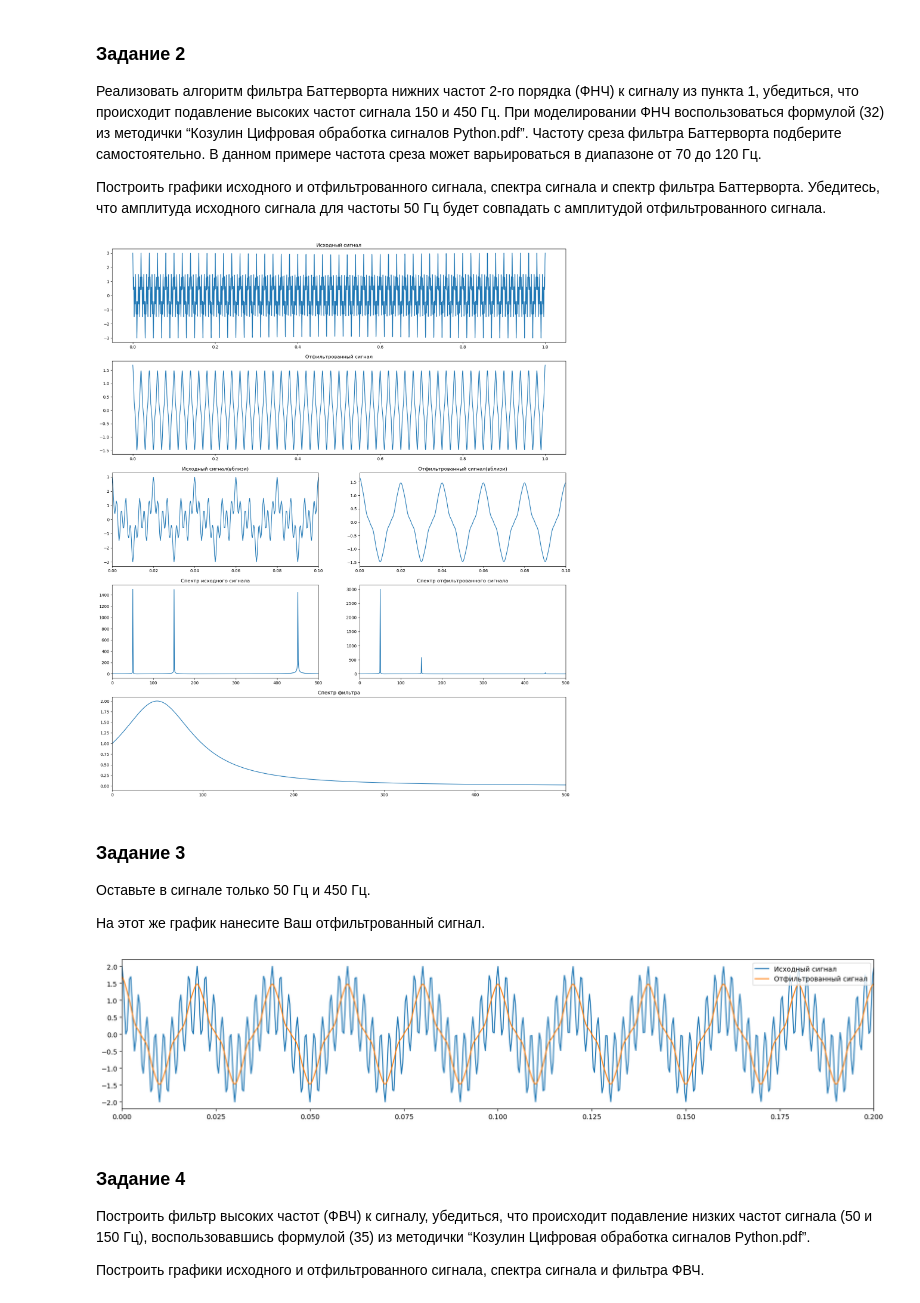
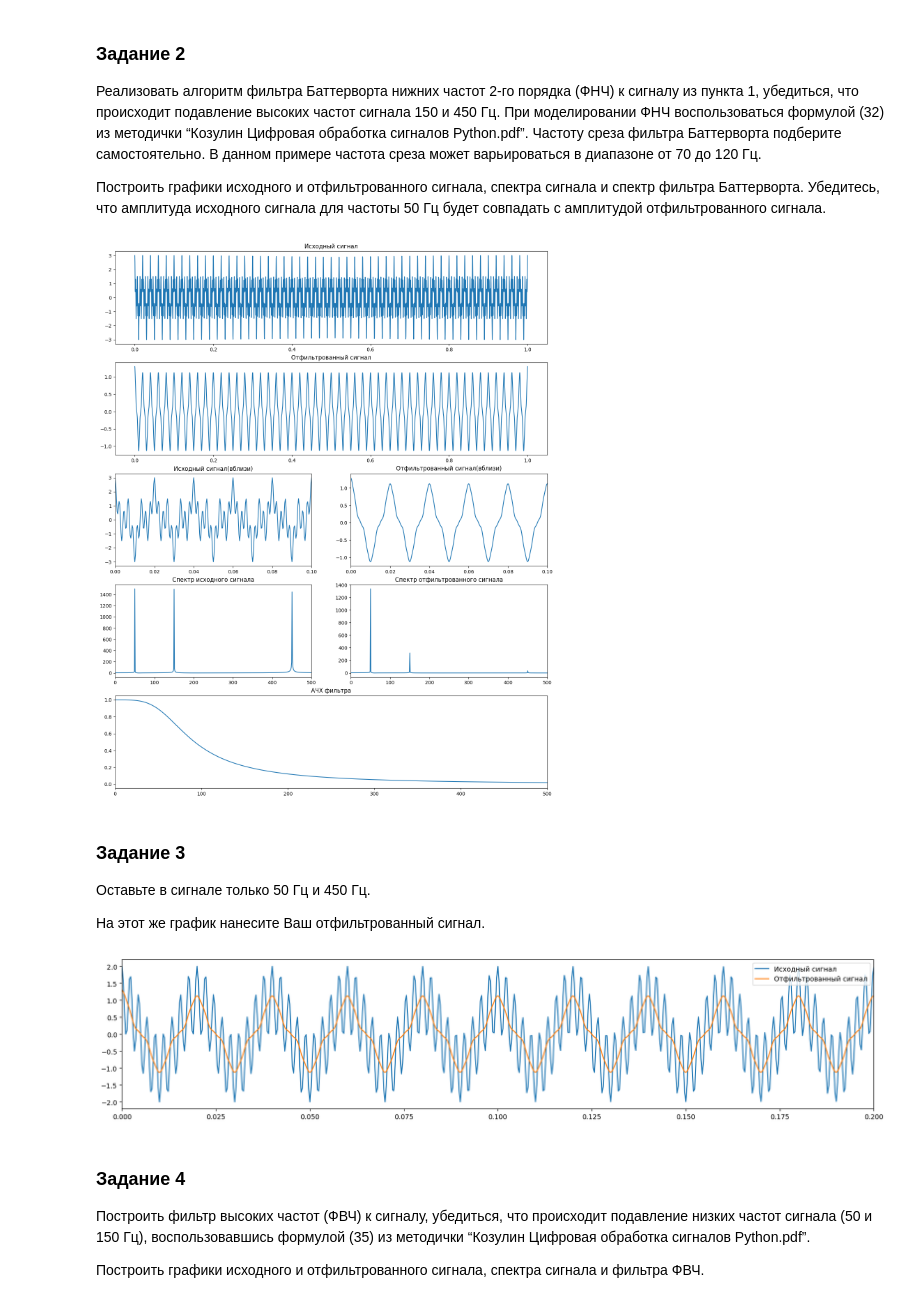
Before and after one commit to VadimAndreich/Signals, a Jupyter notebook: Labs/3/lab3.ipynb, the cells around one changed output. Drawn from its saved outputs; the diff is of its cells as text; code cells hidden in the pictures.

```diff
--- a/Labs/3/lab3.ipynb
+++ b/Labs/3/lab3.ipynb
@@ -52,17 +54,16 @@ plt.show()
 амплитудой отфильтрованного сигнала.
 # %%
 def butterworth_low(signal_frequency, cutoff_frequency):
-    cutoff_frequency *= np.pi * 2
-    signal_frequency *= 1j * np.pi * 2
+    omega = signal_frequency / cutoff_frequency
+    transmission_coefficient = 1 / (-omega ** 2 + 1j * np.sqrt(2) * omega + 1)
 
-    transmission_coefficient = (cutoff_frequency ** 2) / (-signal_frequency ** 2 + 1j * np.sqrt(2) * cutoff_frequency * signal_frequency + cutoff_frequency ** 2)
     return transmission_coefficient
 
 
-filter_coef = butterworth_low(np.asarray(np.fft.fftfreq(len(x), 1/3000), complex), 70)
+filter_coef = np.abs(butterworth_low(np.fft.fftfreq(len(x), 1/3000), 70))
 filtered_signal = np.fft.ifft(y_fft * filter_coef.real)
 
-plt.figure(figsize=(20, 24))
+plt.figure(figsize=(16, 20))
 
 plt.subplot(5, 1, 1)
 plt.plot(x, y)
@@ -71,35 +72,35 @@ plt.title("Исходный сигнал")
 plt.subplot(5, 1, 2)
 plt.plot(x, filtered_signal.real)
 plt.title("Отфильтрованный сигнал")
 
 plt.subplot(5, 2, 5)
 plt.plot(x, y)
 plt.xlim(0, 0.1)
 plt.title("Исходный сигнал(вблизи)")
 
 plt.subplot(5, 2, 6)
 plt.plot(x, filtered_signal.real)
 plt.xlim(0, 0.1)
 plt.title("Отфильтрованный сигнал(вблизи)")
 
 plt.subplot(5, 2, 7)
 plt.plot(x_freq, np.abs(y_fft[:len(y_fft)//2]))
 plt.xlim(0, 500)
 plt.title("Спектр исходного сигнала")
 
 plt.subplot(5, 2, 8)
 plt.plot(x_freq, np.abs((np.fft.fft(filtered_signal))[:len(y_fft)//2]))
 plt.xlim(0, 500)
 plt.title("Спектр отфильтрованного сигнала")
 
 plt.subplot(5, 1, 5)
 plt.plot(x_freq, filter_coef.real[:len(y_fft)//2])
 plt.xlim(0, 500)
-plt.title("Спектр фильтра")
+plt.title("АЧХ фильтра")
 
 plt.show()
 # %% [output]
-[figure, old version]
+[figure, new version]
 # %% [markdown]
 ### Задание 3
 Оставьте в сигнале только 50 Гц и 450 Гц.
@@ -113,8 +114,8 @@ def signal2(t):
 y2 = signal2(x)
 y_fft2 = np.fft.fft(y2)
 
-filter_coef = butterworth_low(np.asarray(np.fft.fftfreq(len(x), 1/3000), complex), 70)
-filtered_signal = np.fft.ifft(y_fft * filter_coef.real)
+filter_coef = np.abs(butterworth_low(np.fft.fftfreq(len(x), 1/3000), 70))
+filtered_signal = np.fft.ifft(y_fft * filter_coef)
 
 plt.figure(figsize=(20, 4))
 plt.plot(x, y2, label='Исходный сигнал')
@@ -123,7 +124,7 @@ plt.xlim(0, 0.2)
 plt.legend(loc='upper right')
 plt.show()
 # %% [output]
-[figure, old version]
+[figure, new version]
 # %% [markdown]
 ### Задание 4
 Построить фильтр высоких частот (ФВЧ) к сигналу, убедиться, что происходит
```
Also changed, not shown: parts of 9 cells of this notebook.
